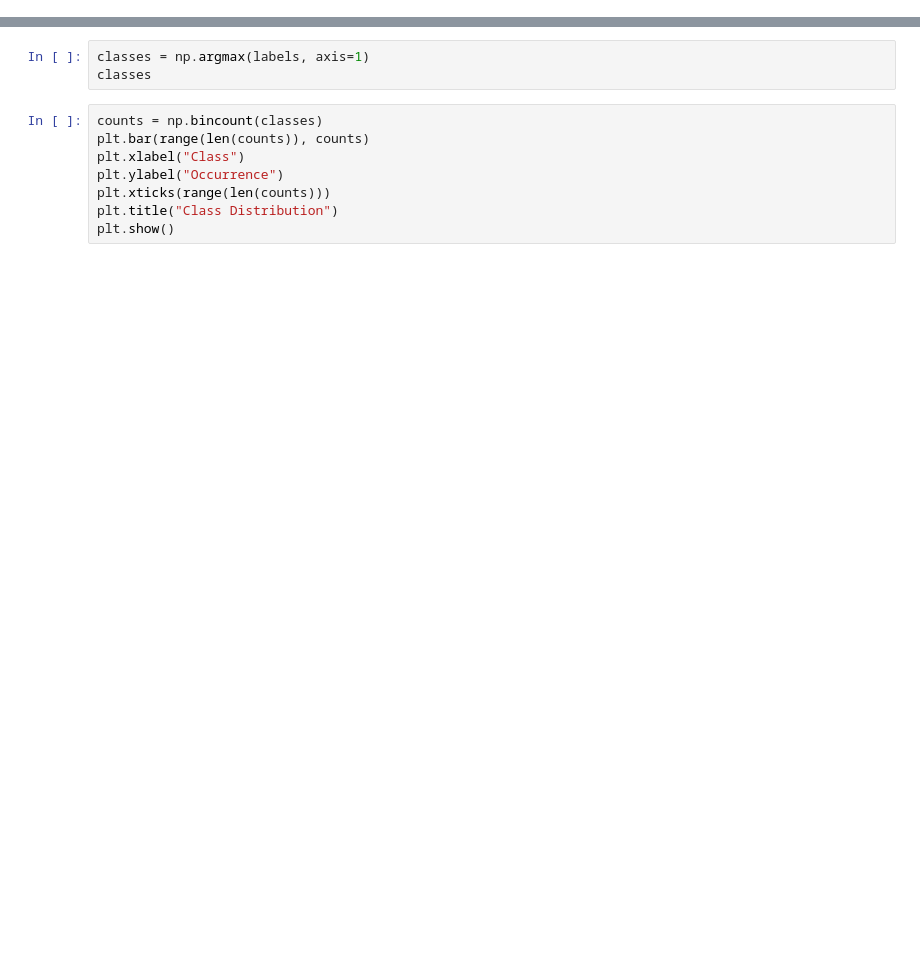
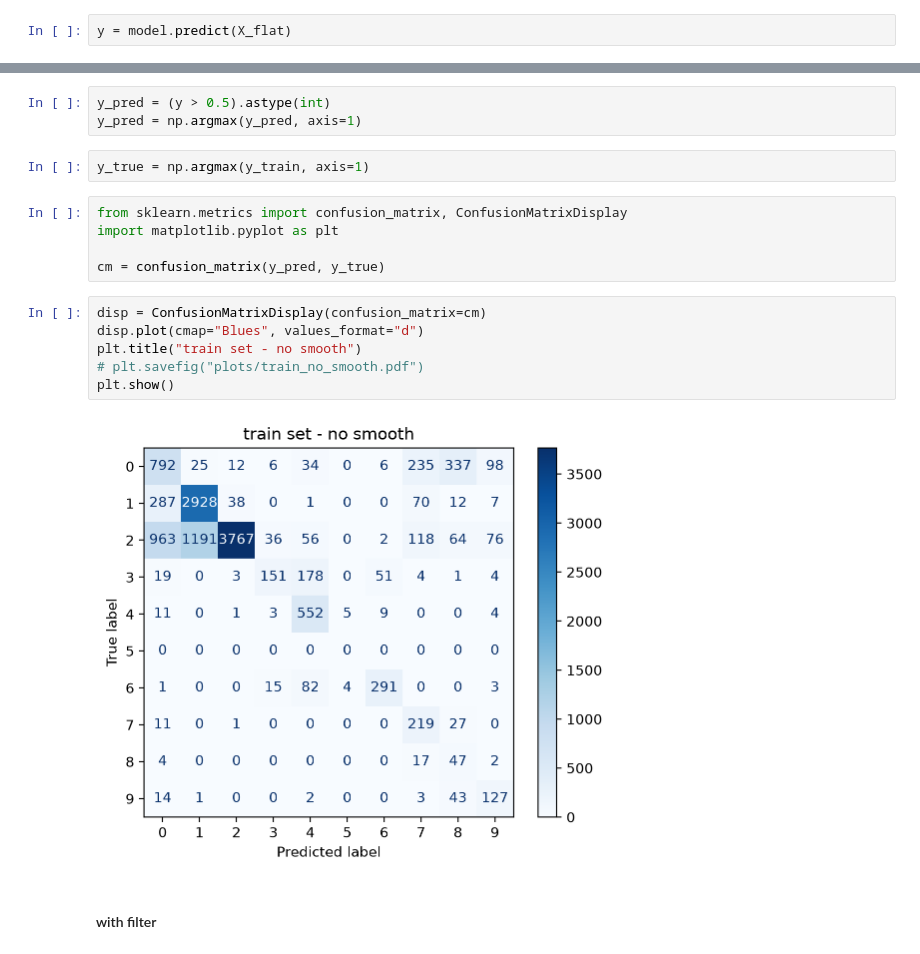
Before and after one commit to ongarileonardo/galaxy_class, a Jupyter notebook: src/AugmentationLearning.ipynb, the cells around one changed output, grey strips where cells are left out. Drawn from its saved outputs; the diff is of its cells as text; blank space fills up the shorter version.

Commit message:
feat: added data augmentation model

```diff
--- a/src/AugmentationLearning.ipynb
+++ b/src/AugmentationLearning.ipynb
@@ -41,0 +296,2 @@ images = images.astype(np.float32)
+# %%
+y = model.predict(X_flat)
@@ -42,11 +300,20 @@ images = images.astype(np.float32)
+# %%
+y_pred = (y > 0.5).astype(int)
+y_pred = np.argmax(y_pred, axis=1)
 # %%
-classes = np.argmax(labels, axis=1)
-classes
+y_true = np.argmax(y_train, axis=1)
-# %%
-counts = np.bincount(classes)
-plt.bar(range(len(counts)), counts)
-plt.xlabel("Class")
-plt.ylabel("Occurrence")
-plt.xticks(range(len(counts)))
-plt.title("Class Distribution")
-plt.show()
+# %%
+from sklearn.metrics import confusion_matrix, ConfusionMatrixDisplay
+import matplotlib.pyplot as plt
+
+cm = confusion_matrix(y_pred, y_true)
+# %%
+disp = ConfusionMatrixDisplay(confusion_matrix=cm)
+disp.plot(cmap="Blues", values_format="d")
+plt.title("train set - no smooth")
+# plt.savefig("plots/train_no_smooth.pdf")
+plt.show()
+# %% [output]
+[figure, added]
+# %% [markdown]
+#### with filter
```
Also changed, not shown: parts of 59 cells of this notebook, 2 other files.
